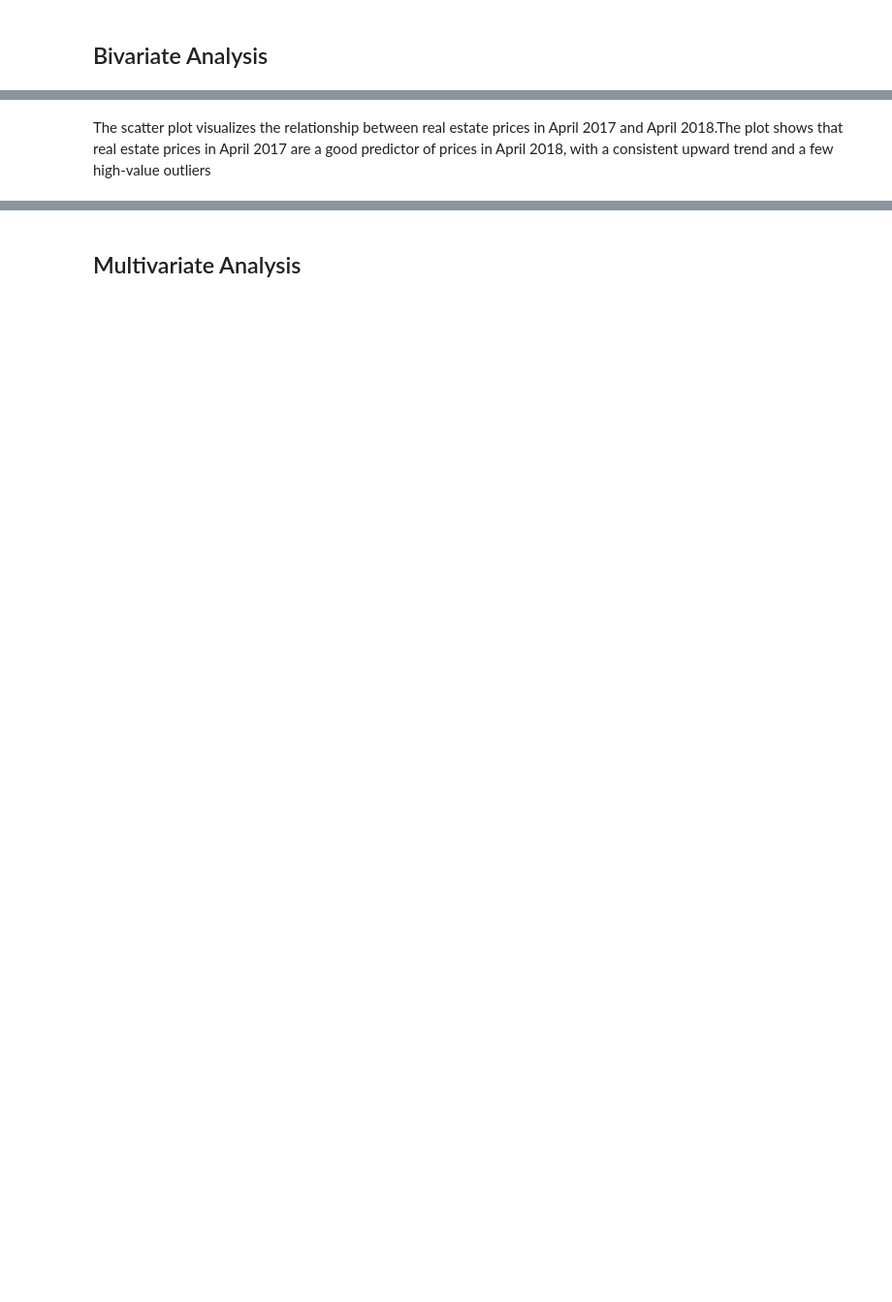
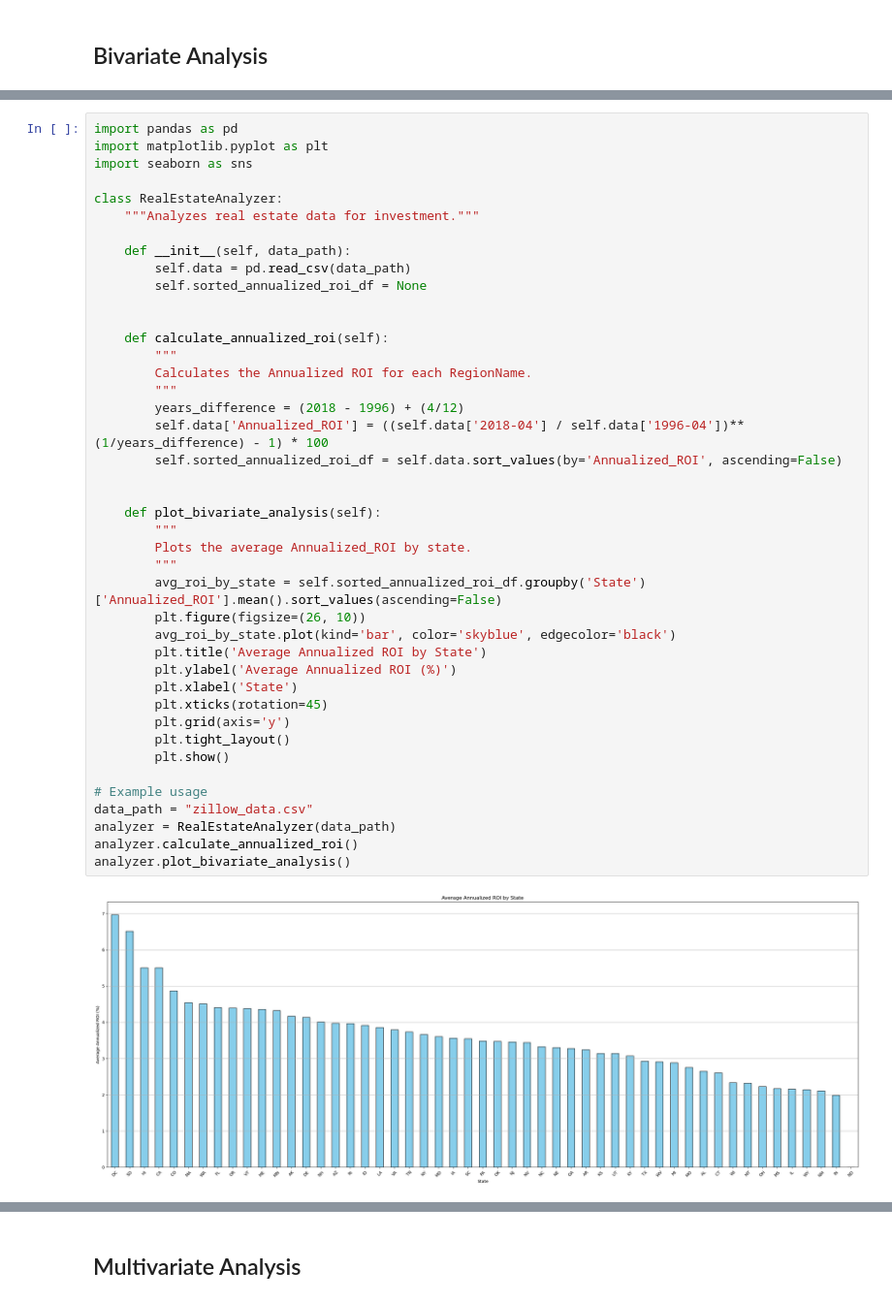
Before and after one commit to Sandrakiptumm/phase-4-group-3-project, a Jupyter notebook: index.ipynb, the cells around one changed output, grey strips where cells are left out. Shown at 97% size. Cells and saved outputs as stored; diff of their text form; blank space fills up the shorter version.

```diff
--- a/index.ipynb
+++ b/index.ipynb
@@ -452,2 +499,44 @@ max    1.789490e+07
-# %% [markdown]
-The scatter plot visualizes the relationship between real estate prices in April 2017 and April 2018.The plot shows that real estate prices in April 2017 are a good predictor of prices in April 2018, with a consistent upward trend and a few high-value outliers
+# %%
+import pandas as pd
+import matplotlib.pyplot as plt
+import seaborn as sns
+
+class RealEstateAnalyzer:
+    """Analyzes real estate data for investment."""
+
+    def __init__(self, data_path):
+        self.data = pd.read_csv(data_path)
+        self.sorted_annualized_roi_df = None
+
+
+    def calculate_annualized_roi(self):
+        """
+        Calculates the Annualized ROI for each RegionName.
+        """
+        years_difference = (2018 - 1996) + (4/12)
+        self.data['Annualized_ROI'] = ((self.data['2018-04'] / self.data['1996-04'])**(1/years_difference) - 1) * 100
+        self.sorted_annualized_roi_df = self.data.sort_values(by='Annualized_ROI', ascending=False)
+
+
+    def plot_bivariate_analysis(self):
+        """
+        Plots the average Annualized_ROI by state.
+        """
+        avg_roi_by_state = self.sorted_annualized_roi_df.groupby('State')['Annualized_ROI'].mean().sort_values(ascending=False)
+        plt.figure(figsize=(26, 10))
+        avg_roi_by_state.plot(kind='bar', color='skyblue', edgecolor='black')
+        plt.title('Average Annualized ROI by State')
+        plt.ylabel('Average Annualized ROI (%)')
+        plt.xlabel('State')
+        plt.xticks(rotation=45)
+        plt.grid(axis='y')
+        plt.tight_layout()
+        plt.show()
+
+# Example usage
+data_path = "zillow_data.csv"
+analyzer = RealEstateAnalyzer(data_path)
+analyzer.calculate_annualized_roi()
+analyzer.plot_bivariate_analysis()
+# %% [output]
+[figure, added]
```
Also changed, not shown: parts of 49 cells of this notebook.
